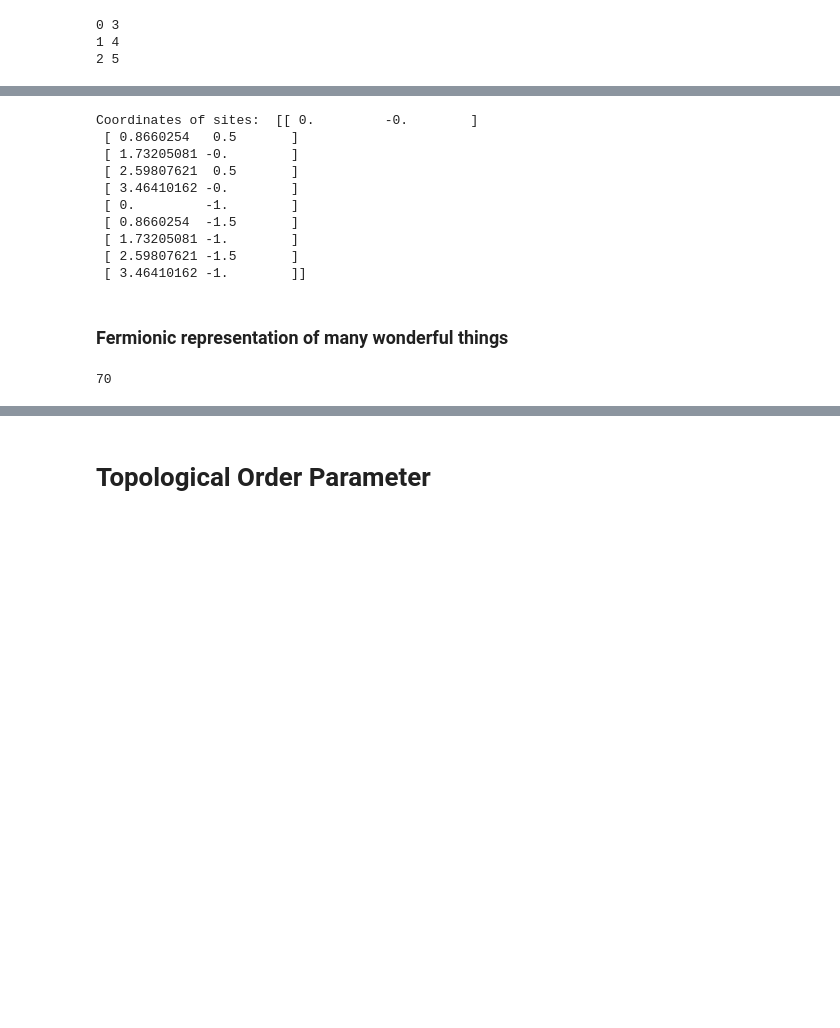
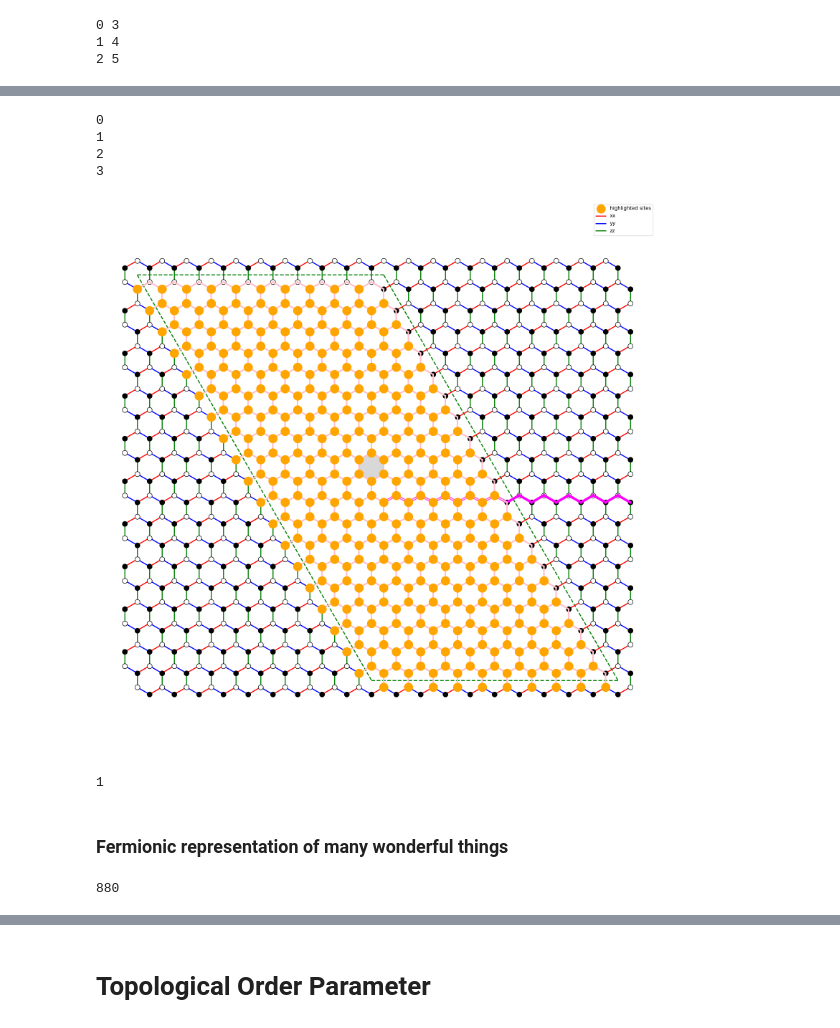
Before and after one commit to gconcheri/MasterThesis, a Jupyter notebook: fermionic_model_OBC.ipynb, the cells around one changed output, grey strips where cells are left out. Drawn from its saved outputs; the diff is of its cells as text; code cells hidden in the pictures; blank space fills up the shorter version.

```diff
--- a/fermionic_model_OBC.ipynb
+++ b/fermionic_model_OBC.ipynb
@@ -108,17 +108,25 @@ honey.plot_honeycomb(modell, plot_anyon_bonds = False, plot_diagonal_bonds=False
-# %%
-coords = model.get_coordinates()
-print("Coordinates of sites: ", coords)
-# %% [output]
-Coordinates of sites:  [[ 0.         -0.        ]
- [ 0.8660254   0.5       ]
- [ 1.73205081 -0.        ]
- [ 2.59807621  0.5       ]
- [ 3.46410162 -0.        ]
- [ 0.         -1.        ]
- [ 0.8660254  -1.5       ]
- [ 1.73205081 -1.        ]
- [ 2.59807621 -1.5       ]
- [ 3.46410162 -1.        ]]
+# %%
+modell = site.SitesOBC(Npx = 20, Npy = 20)
+prefactor, loop_indices, links_list, _ = modell.get_loop()
+
+index = len(modell.ids_A)//2
+central_plaquette = modell.ids_A[index]
+
+honey.plot_honeycomb(modell, plot_anyon_bonds = True,
+                    sites = loop_indices,
+                    loop = True,
+                    plaquette_site = central_plaquette,
+                    otherbonds_list= links_list)
+# %% [output]
+0
+1
+2
+3
+[figure, added]
+# %%
+print(prefactor)
+# %% [output]
+1
 # %% [markdown]
 ### Fermionic representation of many wonderful things
 # %%
@@ -126,11 +134,11 @@ import free_fermion_representation as f
 importlib.reload(f)
 import pandas as pd
 # %%
-model = site.SitesOBC(Npx=5, Npy=5)
+model = site.SitesOBC(Npx=20, Npy=20)
 fgs = f.FermionicGaussianRepresentation(model)
 print(model.Nsites)
 # %% [output]
-70
+880
 # %%
 dfx = pd.DataFrame(fgs.h0_x)
 dfy = pd.DataFrame(fgs.h0_y)
```
Also changed, not shown: parts of 6 cells of this notebook, 5 other files.
